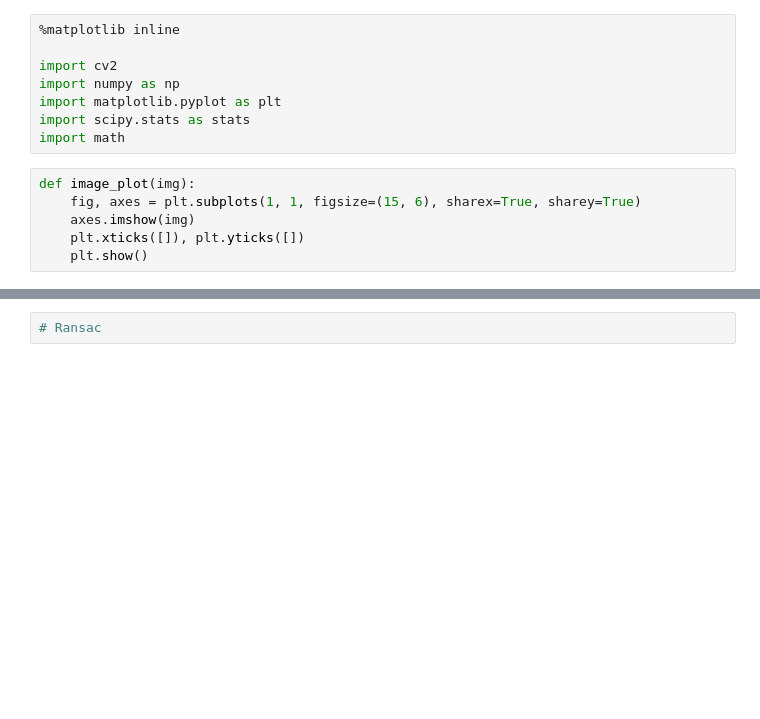
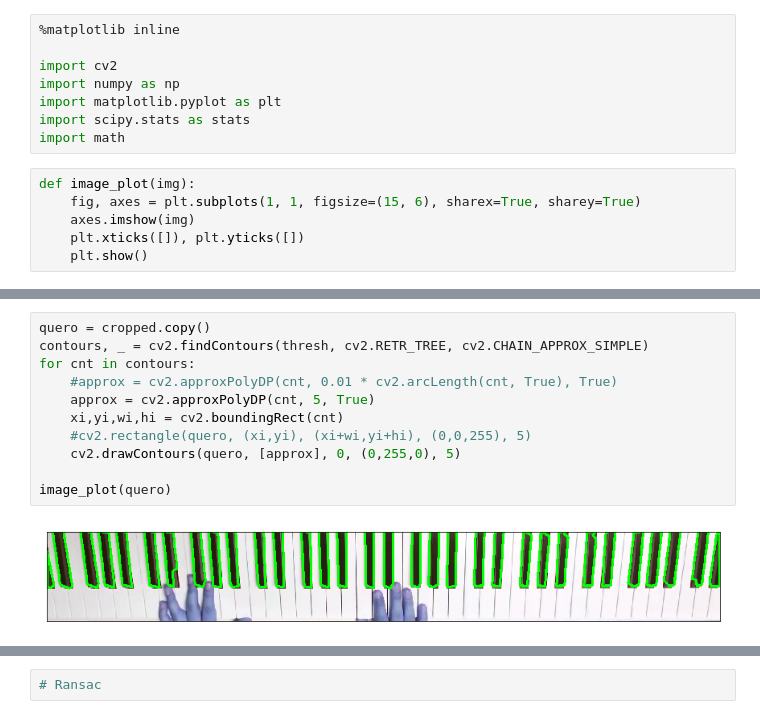
Before and after one commit to rafaeltoyo/piano-lindinho, a Jupyter notebook: notebook/keyboard.ipynb, the cells around one changed output, grey strips where cells are left out. Drawn from its saved outputs; the diff is of its cells as text; blank space fills up the shorter version.

```diff
--- a/notebook/keyboard.ipynb
+++ b/notebook/keyboard.ipynb
@@ -161,0 +83,13 @@ image_plot(edges)
+# %%
+quero = cropped.copy()
+contours, _ = cv2.findContours(thresh, cv2.RETR_TREE, cv2.CHAIN_APPROX_SIMPLE)
+for cnt in contours:
+    #approx = cv2.approxPolyDP(cnt, 0.01 * cv2.arcLength(cnt, True), True)
+    approx = cv2.approxPolyDP(cnt, 5, True)
+    xi,yi,wi,hi = cv2.boundingRect(cnt)
+    #cv2.rectangle(quero, (xi,yi), (xi+wi,yi+hi), (0,0,255), 5)
+    cv2.drawContours(quero, [approx], 0, (0,255,0), 5)
+
+image_plot(quero)
+# %% [output]
+[figure, added]
```
Also changed, not shown: parts of 12 cells of this notebook.
